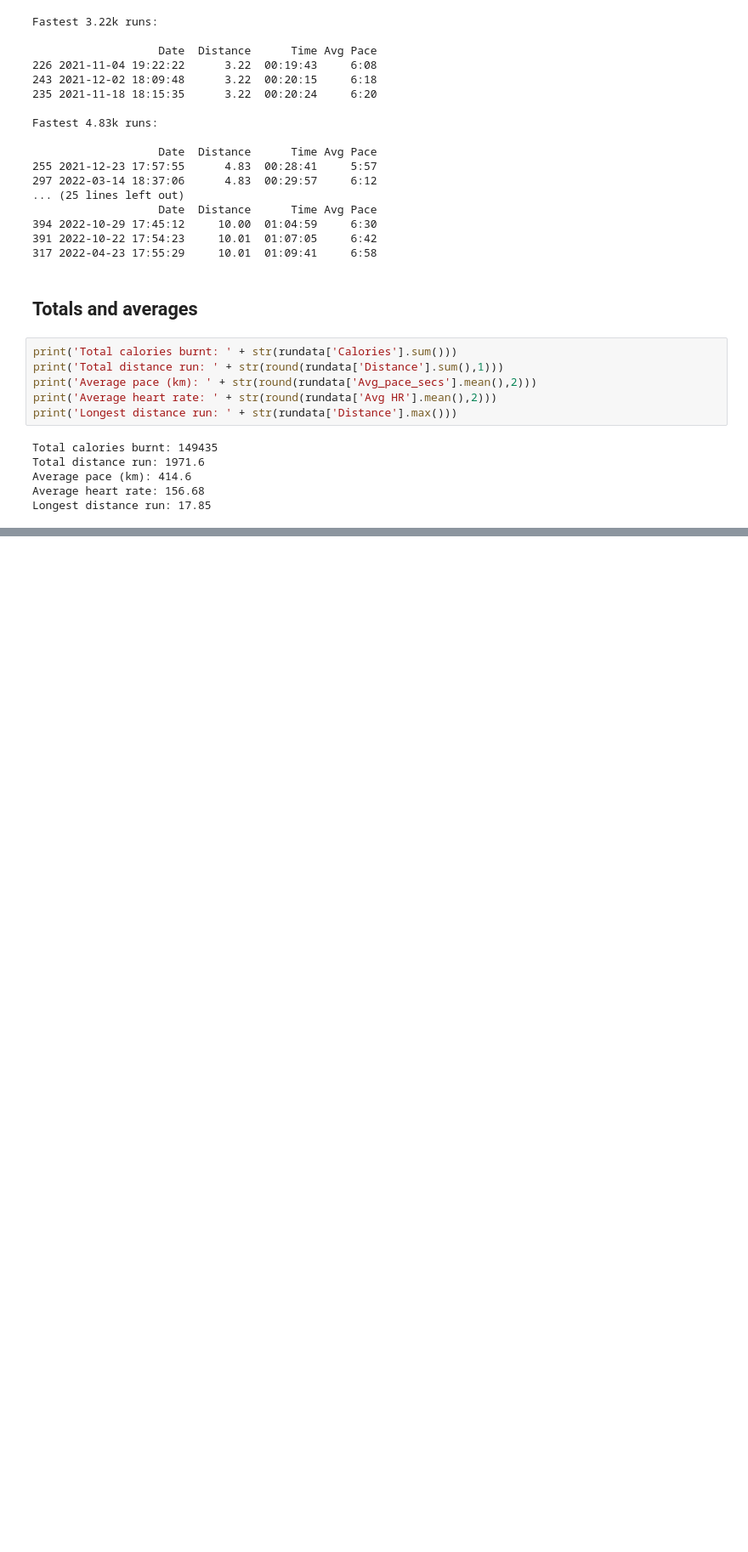
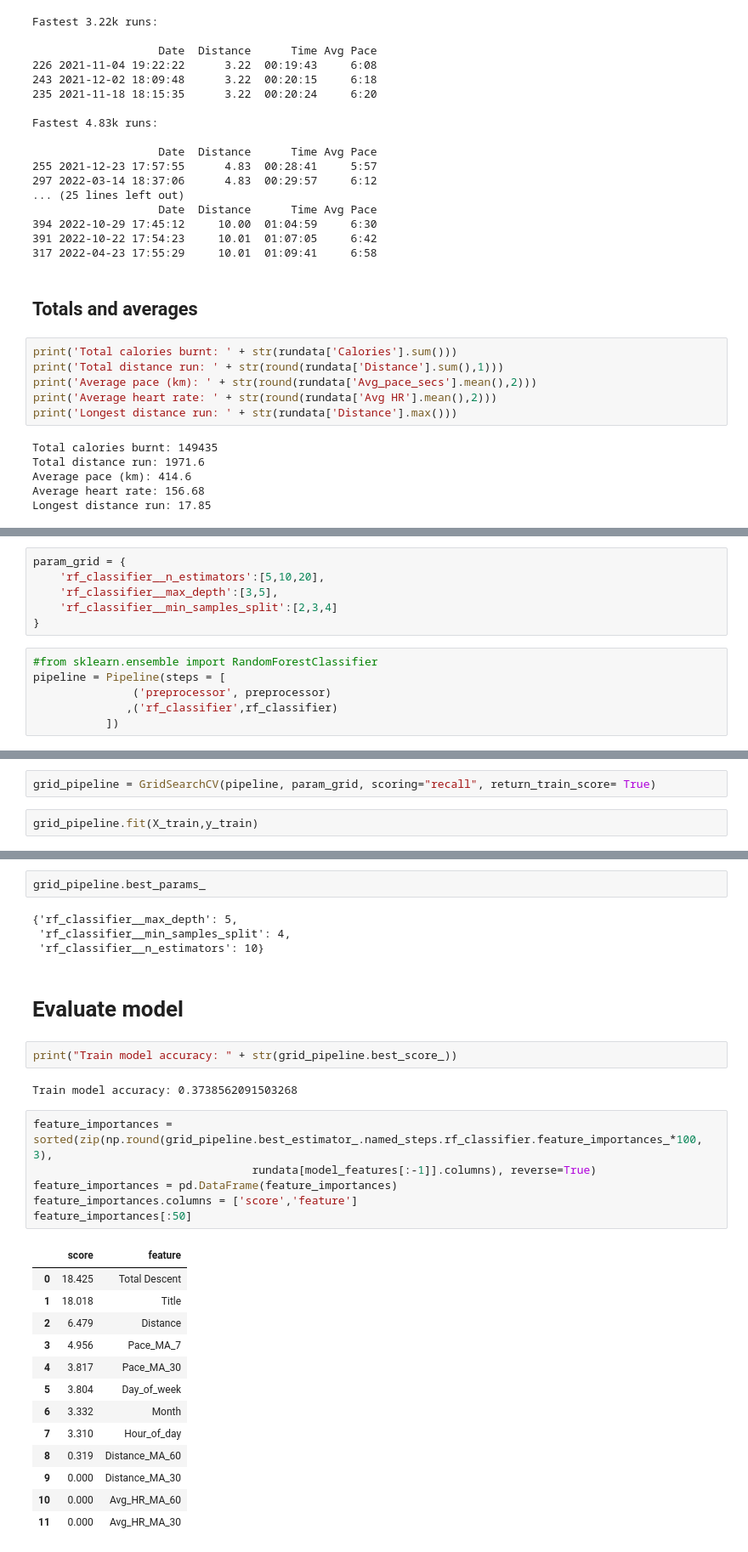
Before and after one commit to kauber/NewRunAnalyzer, a Jupyter notebook: Notebooks/RunAnalyze.ipynb, the cells around one changed output, grey strips where cells are left out. Shown at 85% size. Cells and saved outputs as stored; diff of their text form; blank space fills up the shorter version.

```diff
--- a/Notebooks/RunAnalyze.ipynb
+++ b/Notebooks/RunAnalyze.ipynb
@@ -499,0 +688,12 @@ Longest distance run: 17.85
+# %%
+param_grid = {
+    'rf_classifier__n_estimators':[5,10,20],
+    'rf_classifier__max_depth':[3,5],
+    'rf_classifier__min_samples_split':[2,3,4]
+}
+# %%
+#from sklearn.ensemble import RandomForestClassifier
+pipeline = Pipeline(steps = [
+               ('preprocessor', preprocessor)
+              ,('rf_classifier',rf_classifier)
+           ])
@@ -499,0 +702,4 @@ Longest distance run: 17.85
+# %%
+grid_pipeline = GridSearchCV(pipeline, param_grid, scoring="recall", return_train_score= True)
+# %%
+grid_pipeline.fit(X_train,y_train)
@@ -499,0 +724,32 @@ Longest distance run: 17.85
+# %%
+grid_pipeline.best_params_
+# %% [output]
+{'rf_classifier__max_depth': 5,
+ 'rf_classifier__min_samples_split': 4,
+ 'rf_classifier__n_estimators': 10}
+# %% [markdown]
+# Evaluate model
+# %%
+print("Train model accuracy: " + str(grid_pipeline.best_score_))
+# %% [output]
+Train model accuracy: 0.3738562091503268
+# %%
+feature_importances = sorted(zip(np.round(grid_pipeline.best_estimator_.named_steps.rf_classifier.feature_importances_*100, 3),
+                                 rundata[model_features[:-1]].columns), reverse=True)
+feature_importances = pd.DataFrame(feature_importances)
+feature_importances.columns = ['score','feature']
+feature_importances[:50]
+# %% [output]
+|  | score | feature |
+| 0 | 18.425 | Total Descent |
+| 1 | 18.018 | Title |
+| 2 | 6.479 | Distance |
+| 3 | 4.956 | Pace_MA_7 |
+| 4 | 3.817 | Pace_MA_30 |
+| 5 | 3.804 | Day_of_week |
+| 6 | 3.332 | Month |
+| 7 | 3.310 | Hour_of_day |
+| 8 | 0.319 | Distance_MA_60 |
+| 9 | 0.000 | Distance_MA_30 |
+| 10 | 0.000 | Avg_HR_MA_60 |
+| 11 | 0.000 | Avg_HR_MA_30 |
```
Also changed, not shown: parts of 62 cells of this notebook.
